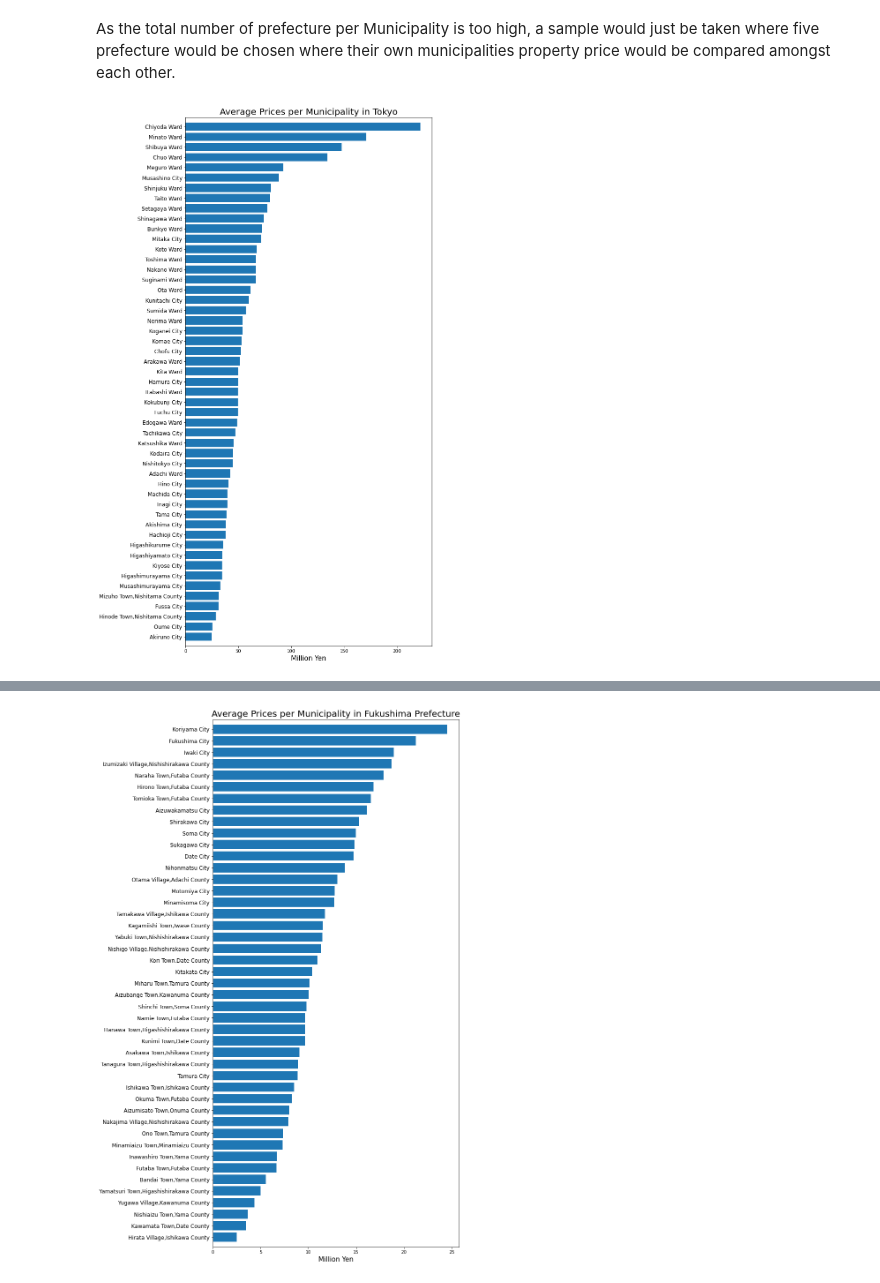
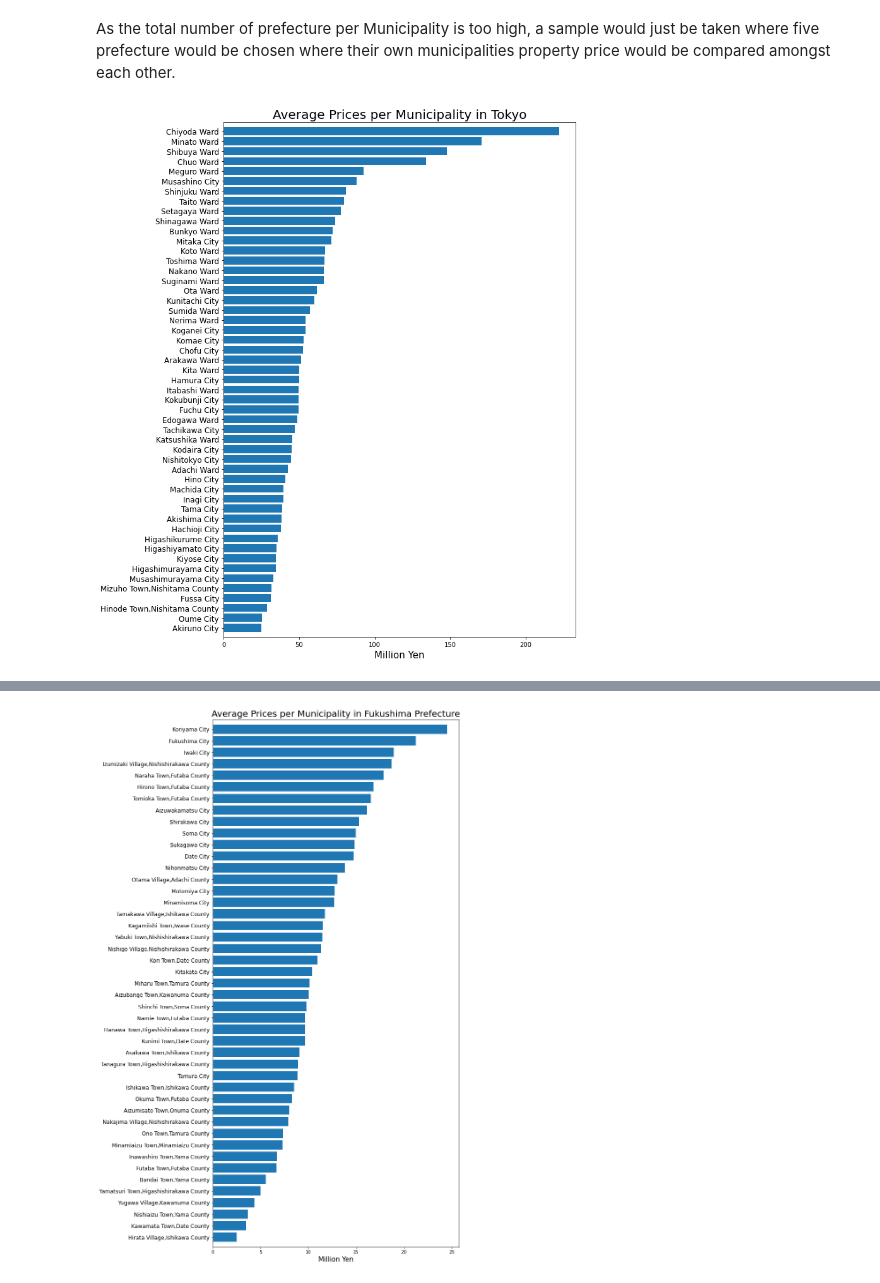
Before and after one commit to aronnicksnts/kaggle-projects, a Jupyter notebook: Japan Real Estate Prediction/Japan Real Estate Price Prediction.ipynb, the cells around one changed output, grey strips where cells are left out. Drawn from its saved outputs; the diff is of its cells as text; code cells hidden in the pictures.

```diff
--- a/Japan Real Estate Prediction/Japan Real Estate Price Prediction.ipynb
+++ b/Japan Real Estate Prediction/Japan Real Estate Price Prediction.ipynb
@@ -263,11 +271,11 @@ print(len(df.loc[df['Prefecture'] == 'Tokyo']['Municipality'].unique()))
 # %% [markdown]
 As the total number of prefecture per Municipality is too high, a sample would just be taken where five prefecture would be chosen where their own municipalities property price would be compared amongst each other.
 # %%
-def getMunicipalityAveragePrice(prefecture):
+def getMunicipalityAveragePrice(prefecture, figure_size):
     MuniTP = df.loc[df['Prefecture'] == prefecture].groupby('Municipality',
                                                               as_index = False).mean().sort_values('TradePrice', ascending = False)
 
-    fig, ax = plt.subplots(figsize=(10,22))
+    fig, ax = plt.subplots(figsize=figure_size)
     ax.barh(MuniTP['Municipality'], MuniTP['TradePrice'])
     ax.invert_yaxis()
     ax.margins(y=0.01)
@@ -277,7 +285,7 @@ def getMunicipalityAveragePrice(prefecture):
     plt.show()
     del fig,ax
 # %%
-getMunicipalityAveragePrice('Tokyo')
+getMunicipalityAveragePrice('Tokyo', (10, 15))
 # %% [output]
-[figure, old version]
+[figure, new version]
 # %%
```
Also changed, not shown: parts of 28 cells of this notebook.
